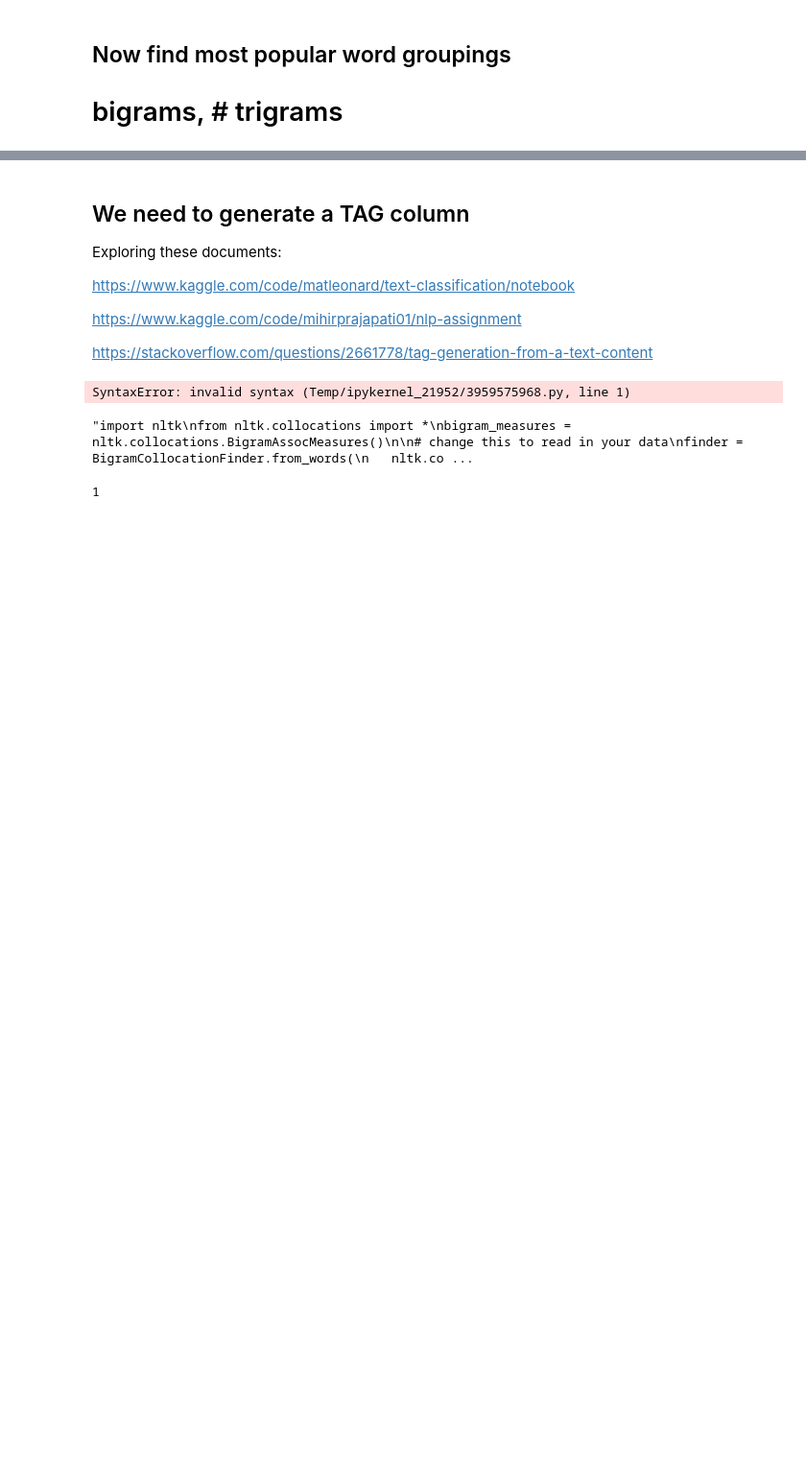
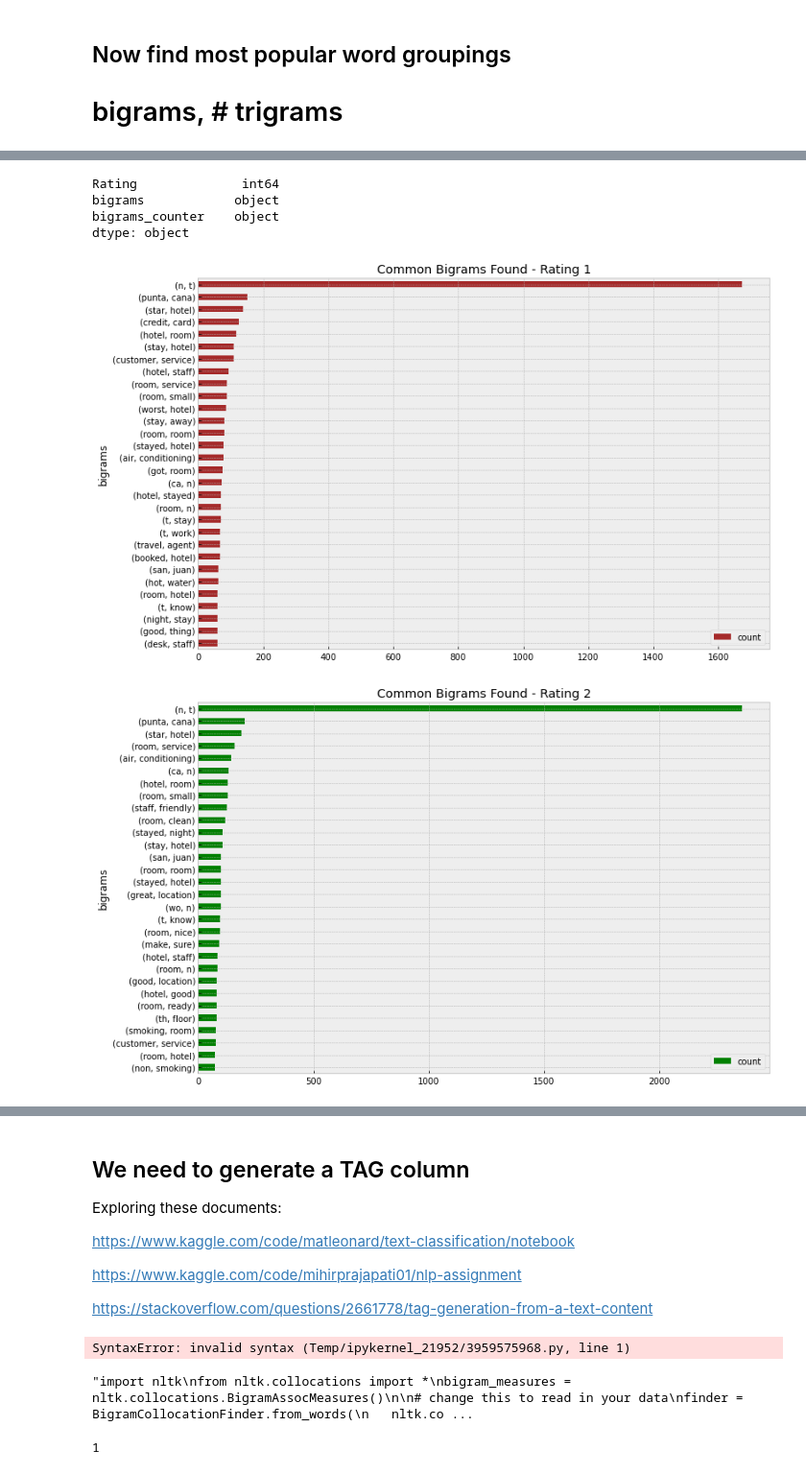
Before and after one commit to RobFaj/NLP_Project2022, a Jupyter notebook: Project Exploration and Analysis.ipynb, the cells around one changed output, grey strips where cells are left out. Shown at 96% size. Cells and saved outputs as stored; diff of their text form; code cells hidden in the pictures; blank space fills up the shorter version.

Commit message:
Updated jupyter notebook and uploading top grams bigrams and token counts per rating

```diff
--- a/Project Exploration and Analysis.ipynb
+++ b/Project Exploration and Analysis.ipynb
@@ -310,0 +734,7 @@ corpus_hotel = hotel['lemm_text'].str.cat(sep=',')
+# %%
+df3.dtypes
+# %% [output]
+Rating              int64
+bigrams            object
+bigrams_counter    object
+dtype: object
@@ -310,0 +749,73 @@ corpus_hotel = hotel['lemm_text'].str.cat(sep=',')
+# %%
+def counter(comment_clear):
+    cnt = Counter()
+    for words in comment_clear:
+        for word in words:
+            cnt[word] += 1
+    return cnt
+# %%
+rating1_bigram_count = counter(rating1_bigram)
+rating2_bigram_count = counter(rating2_bigram)
+rating3_bigram_count = counter(rating3_bigram)
+rating4_bigram_count = counter(rating4_bigram)
+rating5_bigram_count = counter(rating5_bigram)
+# %%
+rating1_bigram_count = pd.DataFrame(rating1_bigram_count.most_common(30), columns=['bigrams','count'])
+rating2_bigram_count = pd.DataFrame(rating2_bigram_count.most_common(30), columns=['bigrams','count'])
+rating3_bigram_count = pd.DataFrame(rating3_bigram_count.most_common(30), columns=['bigrams','count'])
+rating4_bigram_count = pd.DataFrame(rating4_bigram_count.most_common(30), columns=['bigrams','count'])
+rating5_bigram_count = pd.DataFrame(rating5_bigram_count.most_common(30), columns=['bigrams','count'])
+# %%
+import matplotlib.pyplot as plt
+fig, ax = plt.subplots(figsize=(12, 8))
+
+# Plot horizontal bar graph
+rating1_bigram_count.sort_values(by='count').plot.barh(x='bigrams',
+                      y='count',
+                      ax=ax,
+                      color="brown")
+ax.set_title("Common Bigrams Found - Rating 1")
+plt.show()
+import matplotlib.pyplot as plt
+fig, ax = plt.subplots(figsize=(12, 8))
+
+# Plot horizontal bar graph
+rating2_bigram_count.sort_values(by='count').plot.barh(x='bigrams',
+                      y='count',
+                      ax=ax,
+                      color="green")
+ax.set_title("Common Bigrams Found - Rating 2")
+plt.show()
+import matplotlib.pyplot as plt
+fig, ax = plt.subplots(figsize=(12, 8))
+
+# Plot horizontal bar graph
+rating3_bigram_count.sort_values(by='count').plot.barh(x='bigrams',
+                      y='count',
+                      ax=ax,
+                      color="blue")
+ax.set_title("Common Bigrams Found - Rating 3")
+plt.show()
+import matplotlib.pyplot as plt
+fig, ax = plt.subplots(figsize=(12, 8))
+
+# Plot horizontal bar graph
+rating4_bigram_count.sort_values(by='count').plot.barh(x='bigrams',
+                      y='count',
+                      ax=ax,
+                      color="red")
+ax.set_title("Common Bigrams Found - Rating 4")
+plt.show()
+import matplotlib.pyplot as plt
+fig, ax = plt.subplots(figsize=(12, 8))
+
+# Plot horizontal bar graph
+rating5_bigram_count.sort_values(by='count').plot.barh(x='bigrams',
+                      y='count',
+                      ax=ax,
+                      color="teal")
+ax.set_title("Common Bigrams Found - Rating 5")
+plt.show()
+# %% [output]
+[figure, added]
+[figure, added]
```
Also changed, not shown: parts of 58 cells of this notebook, 2 other files.
